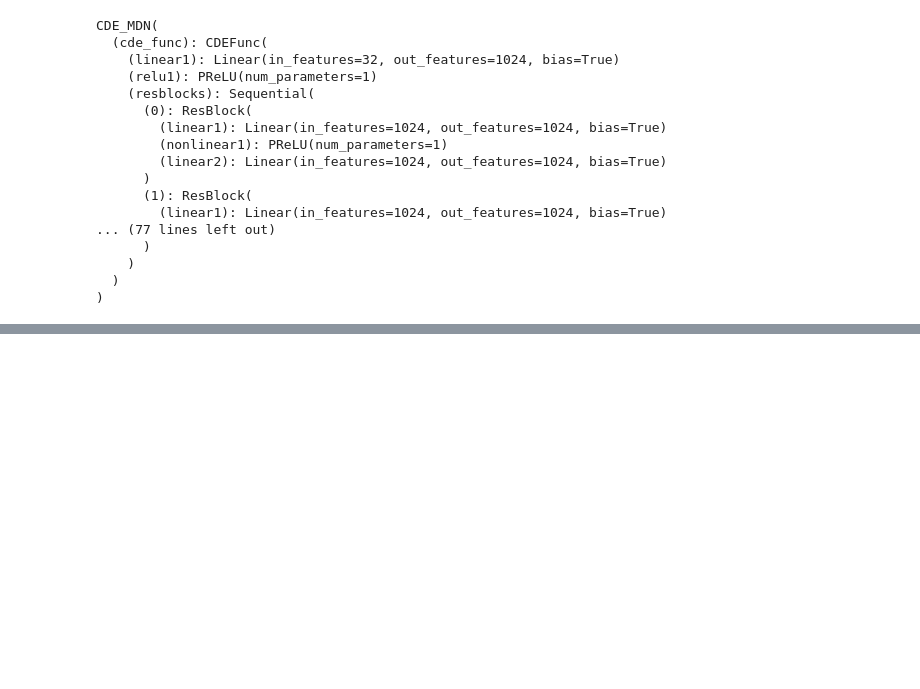
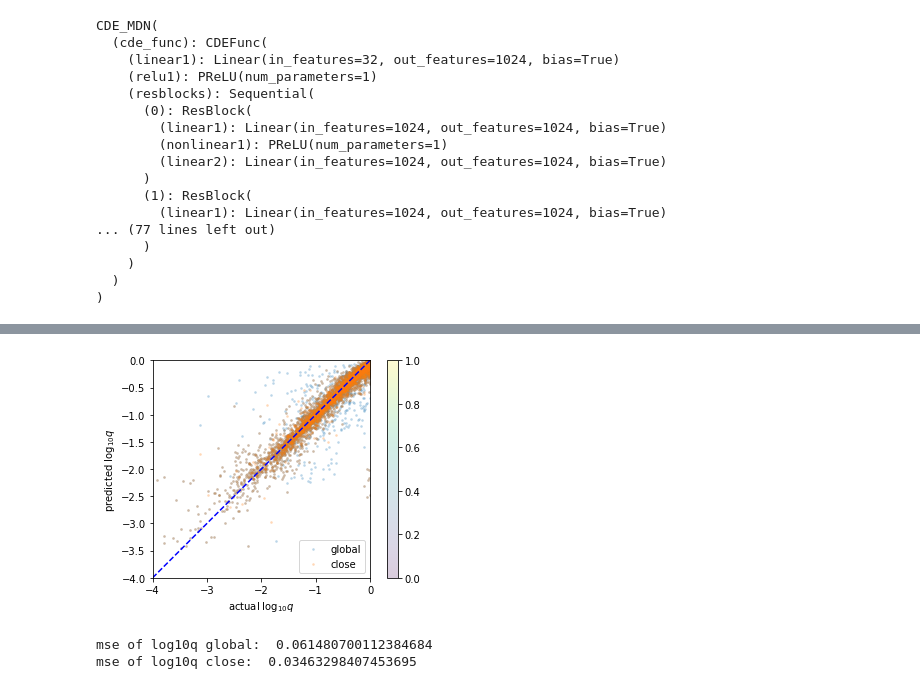
Before and after one commit to haimengzhao/magic-microlensing, a Jupyter notebook: plot.ipynb, the cells around one changed output, grey strips where cells are left out. Saved outputs shown, nothing was run; the diff lists cells and outputs as text; code cells hidden in the pictures; blank space fills up the shorter version.

```diff
--- a/plot.ipynb
+++ b/plot.ipynb
@@ -116,0 +174,18 @@ plt.vlines(np.linspace(-4, 0, 1000)[peaks], 0, 10, color='blue', linestyles='das
+# %%
+plt.axis('square')
+plt.xlim(-4, 0)
+plt.ylim(-4, 0)
+plt.xlabel(r'actual $\log_{10}q$')
+plt.ylabel(r'predicted $\log_{10}q$')
+plt.scatter(Y[:num, 2], pred_global.numpy()[:num, 2], s=3, cmap='Blues', label='global', alpha=0.2)
+plt.scatter(Y[:num, 2], pred_close.numpy()[:num, 2], s=3, cmap='Oranges', label='close', alpha=0.2)
+plt.plot(np.linspace(-4, 0), np.linspace(-4, 0), color='b', linestyle='dashed')
+plt.colorbar()
+plt.legend()
+plt.show()
+print('mse of log10q global: ', torch.mean((Y[:num, 2] -  pred_global.numpy()[:num, 2])**2).detach().cpu().item())
+print('mse of log10q close: ', torch.mean((Y[:num, 2] -  pred_close.numpy()[:num, 2])**2).detach().cpu().item())
+# %% [output]
+[figure, added]
+mse of log10q global:  0.061480700112384684
+mse of log10q close:  0.03463298407453695
```
Also changed, not shown: parts of 8 cells of this notebook.
